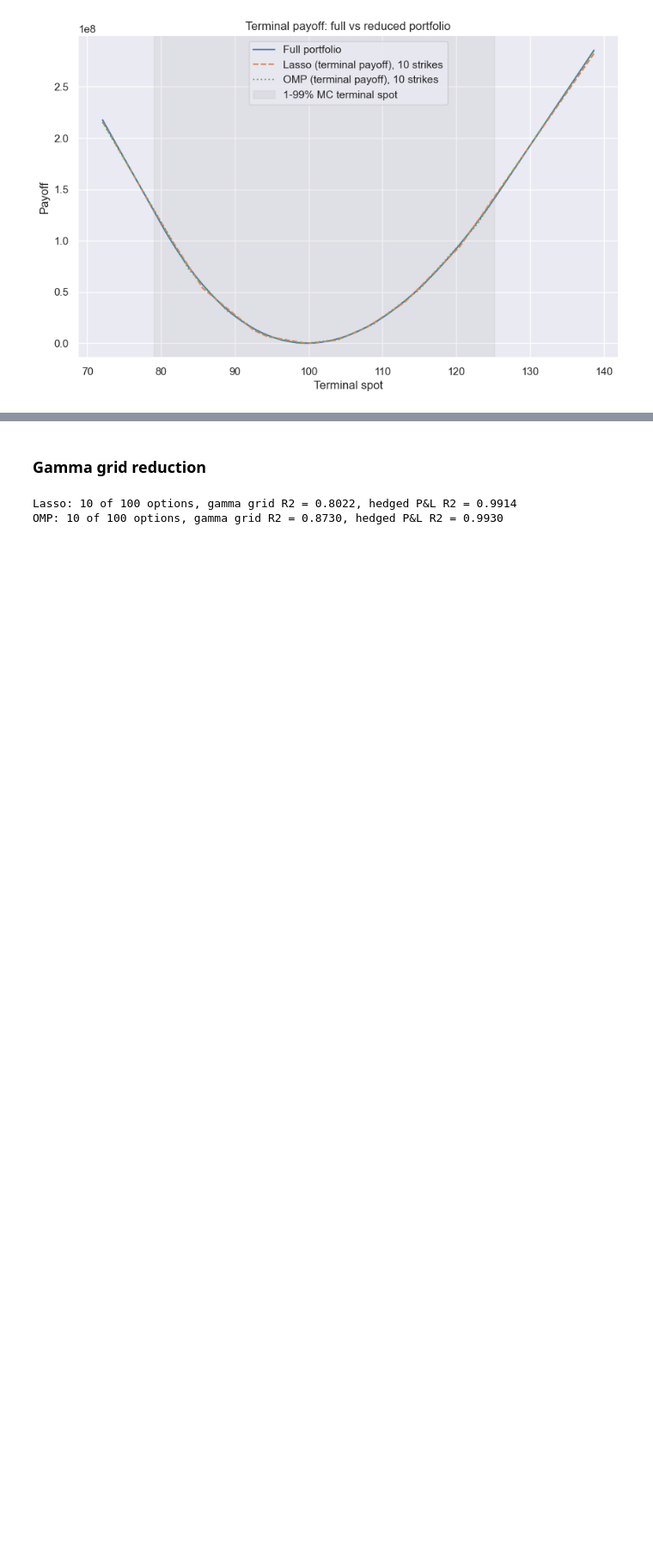
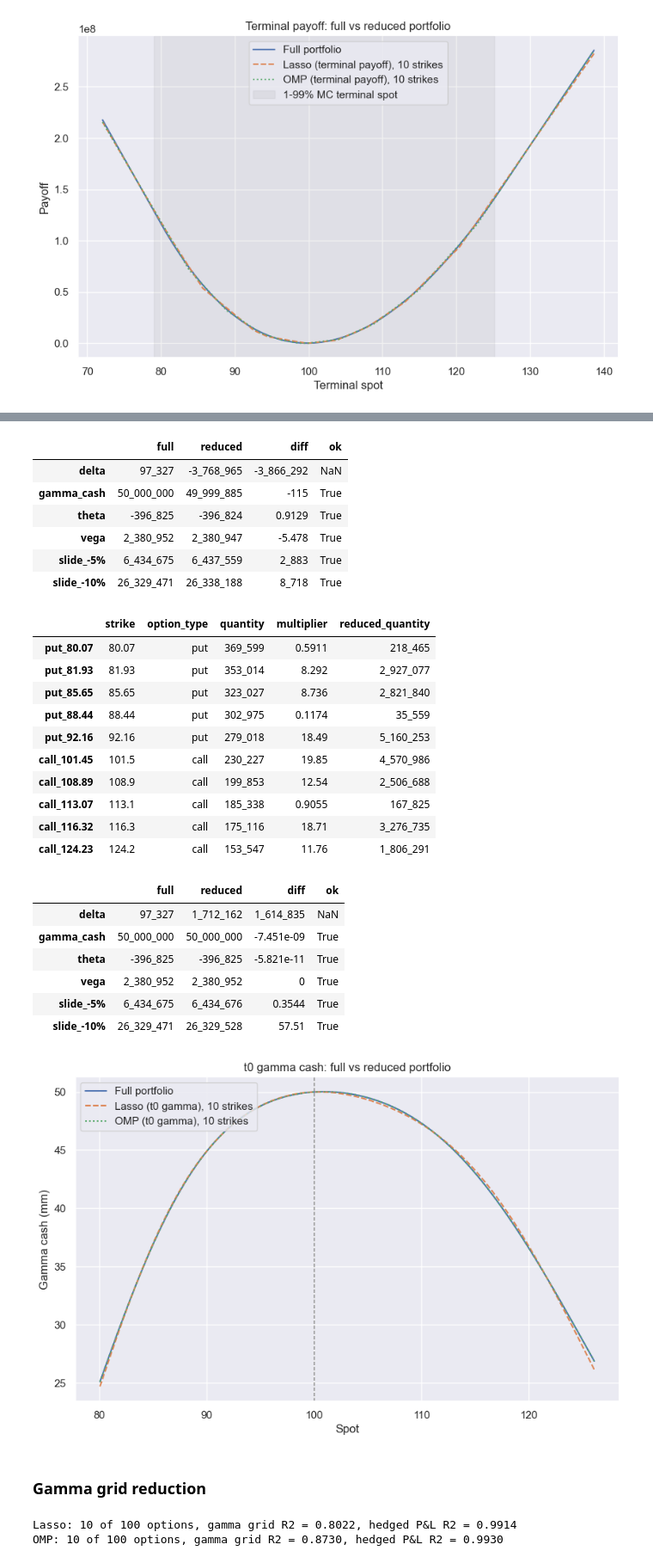
Before and after one commit to kevinlaventure/python_code, a Jupyter notebook: strike_reduction.ipynb, the cells around one changed output, grey strips where cells are left out. Shown at 86% size. Drawn from its saved outputs; the diff is of its cells as text; code cells hidden in the pictures; blank space fills up the shorter version.

```diff
--- a/strike_reduction.ipynb
+++ b/strike_reduction.ipynb
@@ -556,0 +559,35 @@ OMP: 10 of 100 options, terminal payoff R2 = 0.9997, hedged P&L R2 = 0.9912
+# %%
+# Features: gamma cash of each option position on the Gamma Grid spot axis at inception only (t = 0 slice);
+# target: t0 gamma cash of the full portfolio. Every spot has the same weight.
+X_gamma_t0 = pd.DataFrame(gamma_cash_by_option[:, 0, :], index=pd.Index(spot_grid, name="spot"), columns=option_names)
+y_gamma_t0 = X_gamma_t0.sum(axis=1)
+
+gamma_t0_best = constrained_lasso(X_gamma_t0, y_gamma_t0, risk_positions, n_selected_options, **risk_constraints)
+reduced_gamma_t0_portfolio = reduced_positions(gamma_t0_best)
+gamma_t0_omp = omp(X_gamma_t0, y_gamma_t0, risk_positions, n_selected_options, **risk_constraints)
+reduced_gamma_t0_omp_portfolio = reduced_positions(gamma_t0_omp)
+for name, fit, reduced in (("Lasso", gamma_t0_best, reduced_gamma_t0_portfolio), ("OMP", gamma_t0_omp, reduced_gamma_t0_omp_portfolio)):
+    print(f"{name}: {len(fit.weights)} of {n_options} options, t0 gamma R2 = {fit.r2:.4f}, "
+          f"hedged P&L R2 = {pnl_r2(reduced):.4f}")
+display(reduced_gamma_t0_portfolio)
+display(gamma_t0_best.risk_check)
+display(reduced_gamma_t0_omp_portfolio)
+display(gamma_t0_omp.risk_check)
+
+# t0 gamma cash profile across spot of the full vs reduced portfolio
+fig, ax = plt.subplots(figsize=(10, 6))
+ax.plot(spot_grid, y_gamma_t0 / 1e6, label="Full portfolio")
+for (label, fit, reduced), style in zip((("Lasso", gamma_t0_best, reduced_gamma_t0_portfolio),
+                                         ("OMP", gamma_t0_omp, reduced_gamma_t0_omp_portfolio)), ("--", ":")):
+    fitted = X_gamma_t0[reduced.index].to_numpy() @ reduced["multiplier"].to_numpy()
+    ax.plot(spot_grid, fitted / 1e6, linestyle=style, label=f"{label} (t0 gamma), {len(fit.weights)} strikes")
+ax.axvline(S0, color="gray", linestyle="--", linewidth=1)
+ax.set_xlabel("Spot")
+ax.set_ylabel("Gamma cash (mm)")
+ax.set_title("t0 gamma cash: full vs reduced portfolio")
+ax.legend(loc="upper left")
+plt.show()
+
+method_quantities["Lasso (t0 gamma)"] = reduced_gamma_t0_portfolio.set_index("strike")["reduced_quantity"]
+method_quantities["OMP (t0 gamma)"] = reduced_gamma_t0_omp_portfolio.set_index("strike")["reduced_quantity"]
+# %% [output]
@@ -557,3 +607,29 @@ OMP: 10 of 100 options, terminal payoff R2 = 0.9997, hedged P&L R2 = 0.9912
+|  | full | reduced | diff | ok |
+| delta | 97_327 | -3_768_965 | -3_866_292 | NaN |
+| gamma_cash | 50_000_000 | 49_999_885 | -115 | True |
+| theta | -396_825 | -396_824 | 0.9129 | True |
+| vega | 2_380_952 | 2_380_947 | -5.478 | True |
+| slide_-5% | 6_434_675 | 6_437_559 | 2_883 | True |
+| slide_-10% | 26_329_471 | 26_338_188 | 8_718 | True |
+|  | strike | option_type | quantity | multiplier | reduced_quantity |
+| put_80.07 | 80.07 | put | 369_599 | 0.5911 | 218_465 |
+| put_81.93 | 81.93 | put | 353_014 | 8.292 | 2_927_077 |
+| put_85.65 | 85.65 | put | 323_027 | 8.736 | 2_821_840 |
+| put_88.44 | 88.44 | put | 302_975 | 0.1174 | 35_559 |
+| put_92.16 | 92.16 | put | 279_018 | 18.49 | 5_160_253 |
+| call_101.45 | 101.5 | call | 230_227 | 19.85 | 4_570_986 |
+| call_108.89 | 108.9 | call | 199_853 | 12.54 | 2_506_688 |
+| call_113.07 | 113.1 | call | 185_338 | 0.9055 | 167_825 |
+| call_116.32 | 116.3 | call | 175_116 | 18.71 | 3_276_735 |
+| call_124.23 | 124.2 | call | 153_547 | 11.76 | 1_806_291 |
+|  | full | reduced | diff | ok |
+| delta | 97_327 | 1_712_162 | 1_614_835 | NaN |
+| gamma_cash | 50_000_000 | 50_000_000 | -7.451e-09 | True |
+| theta | -396_825 | -396_825 | -5.821e-11 | True |
+| vega | 2_380_952 | 2_380_952 | 0 | True |
+| slide_-5% | 6_434_675 | 6_434_676 | 0.3544 | True |
+| slide_-10% | 26_329_471 | 26_329_528 | 57.51 | True |
+[figure, added]
 # %% [markdown]
 ### Gamma grid reduction
 # %%
```
Also changed, not shown: parts of 4 cells of this notebook, 15 other files.
